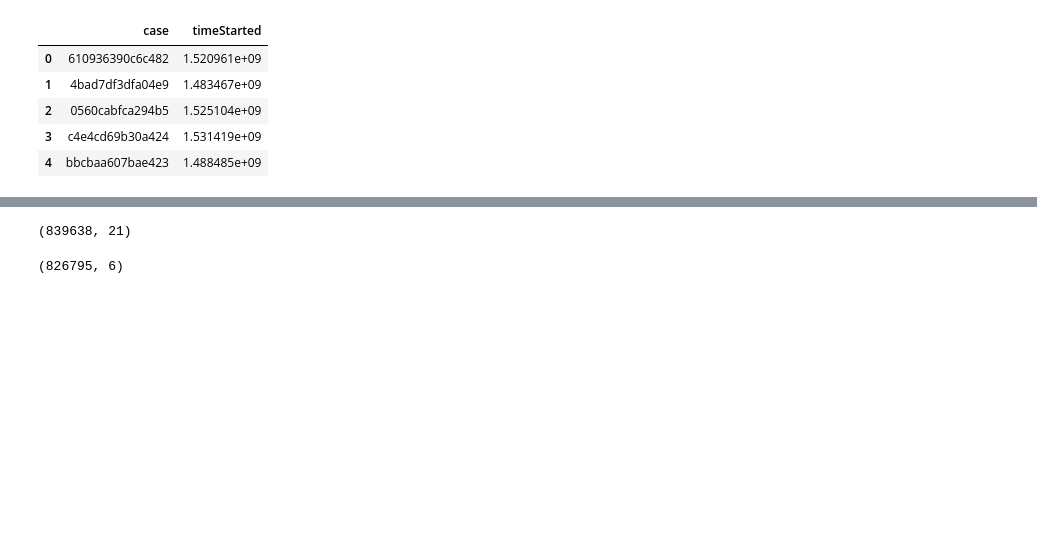
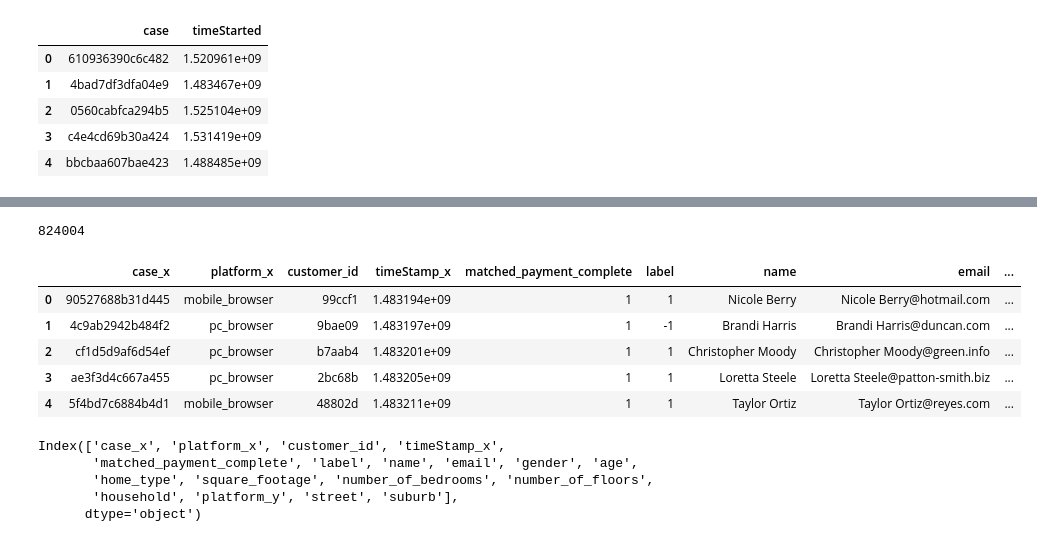
Before and after one commit to jerryUNSW/fraud_detect, a Jupyter notebook: data_cleaning.ipynb, the cells around one changed output, grey strips where cells are left out. Saved outputs shown, nothing was run; the diff lists cells and outputs as text; code cells hidden in the pictures; blank space fills up the shorter version.

```diff
--- a/data_cleaning.ipynb
+++ b/data_cleaning.ipynb
@@ -330,0 +329,3 @@ joined = pd.merge(incoming_case, quote_completed, how = "left", on = ['customer_
+# %%
+joined = merge_df[merge_df.timeStamp_x > merge_df.timeStamp_y]
+tmp = merge_df[merge_df.timeStamp_x < merge_df.timeStamp_y]
@@ -331,2 +346,2 @@ joined = pd.merge(incoming_case, quote_completed, how = "left", on = ['customer_
 # %%
-joined = joined[joined.timeStamp_x > joined.timeStamp_y]
+max_time_y = joined.groupby(["customer_id","timeStamp_x"])[["timeStamp_y"]].max()
@@ -333,3 +358,6 @@ joined = joined[joined.timeStamp_x > joined.timeStamp_y]
 # %%
-max_time_y = joined.groupby("customer_id")[["timeStamp_y"]].max()
-final = pd.merge(joined,max_time_y,how="left",on=['customer_id','timeStamp_y'])
+final = pd.merge(joined,max_time_y,how="left",on=['customer_id','timeStamp_x','timeStamp_y'])
+# %%
+len(final.case_x.unique().tolist())
+# %% [output]
+824004
@@ -336,8 +368,20 @@ final = pd.merge(joined,max_time_y,how="left",on=['customer_id','timeStamp_y'])
+# %%
+final = final.sort_values(by ='timeStamp_x' )
+# %%
+final.to_csv("final.csv",index= False,header=None)
+final.head()
+# %% [output]
+|  | case_x | platform_x | customer_id | timeStamp_x | matched_payment_complete | label | name | email | ... |
+| 0 | 90527688b31d445 | mobile_browser | 99ccf1 | 1.483194e+09 | 1 | 1 | Nicole Berry | Nicole Berry@hotmail.com | ... |
+| 1 | 4c9ab2942b484f2 | pc_browser | 9bae09 | 1.483197e+09 | 1 | -1 | Brandi Harris | Brandi Harris@duncan.com | ... |
+| 2 | cf1d5d9af6d54ef | pc_browser | b7aab4 | 1.483201e+09 | 1 | 1 | Christopher Moody | Christopher Moody@green.info | ... |
+| 3 | ae3f3d4c667a455 | pc_browser | 2bc68b | 1.483205e+09 | 1 | 1 | Loretta Steele | Loretta Steele@patton-smith.biz | ... |
+| 4 | 5f4bd7c6884b4d1 | mobile_browser | 48802d | 1.483211e+09 | 1 | 1 | Taylor Ortiz | Taylor Ortiz@reyes.com | ... |
 # %%
-final.shape
+final.columns
 # %% [output]
-(839638, 21)
+Index(['case_x', 'platform_x', 'customer_id', 'timeStamp_x',
+       'matched_payment_complete', 'label', 'name', 'email', 'gender', 'age',
+       'home_type', 'square_footage', 'number_of_bedrooms', 'number_of_floors',
+       'household', 'platform_y', 'street', 'suburb'],
+      dtype='object')
-# %%
-incoming_case.shape
-# %% [output]
-(826795, 6)
```
Also changed, not shown: parts of 20 cells of this notebook, 2 other files.
